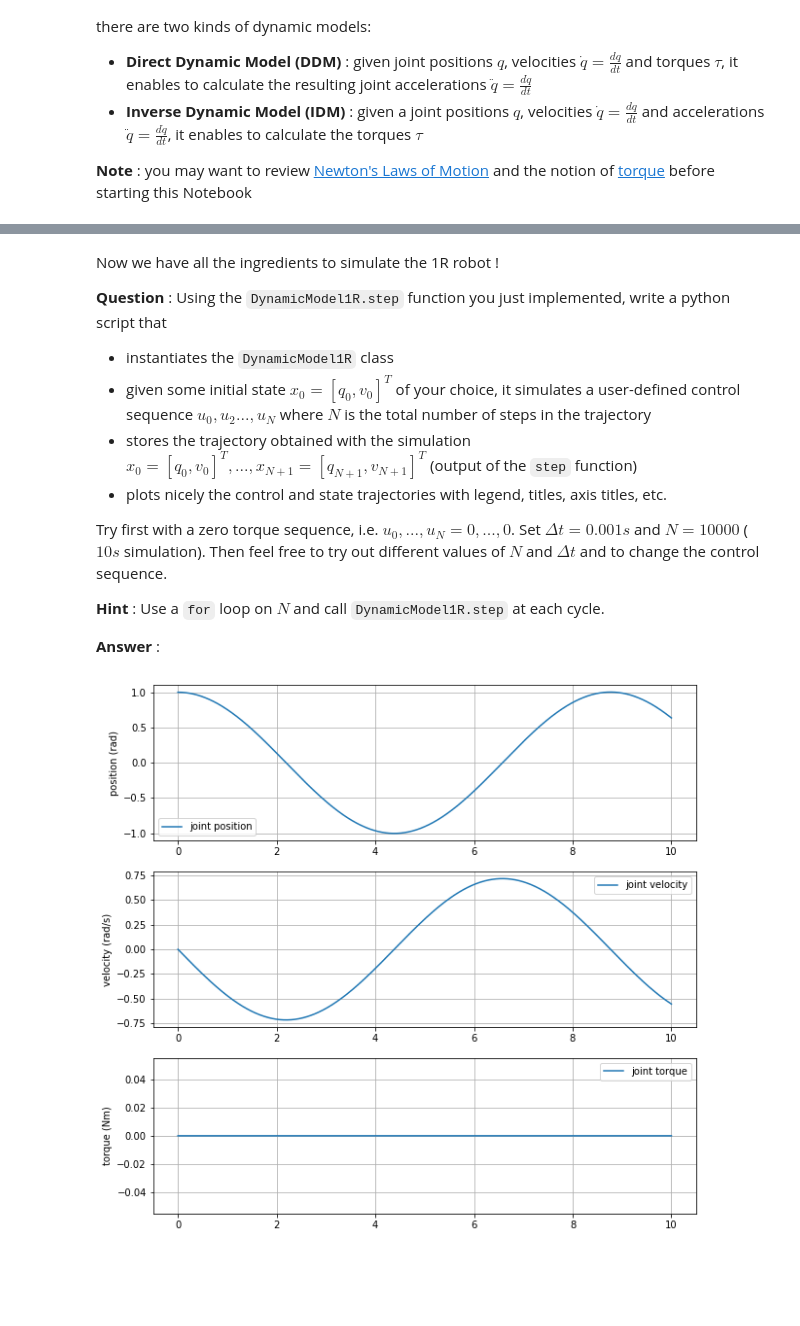
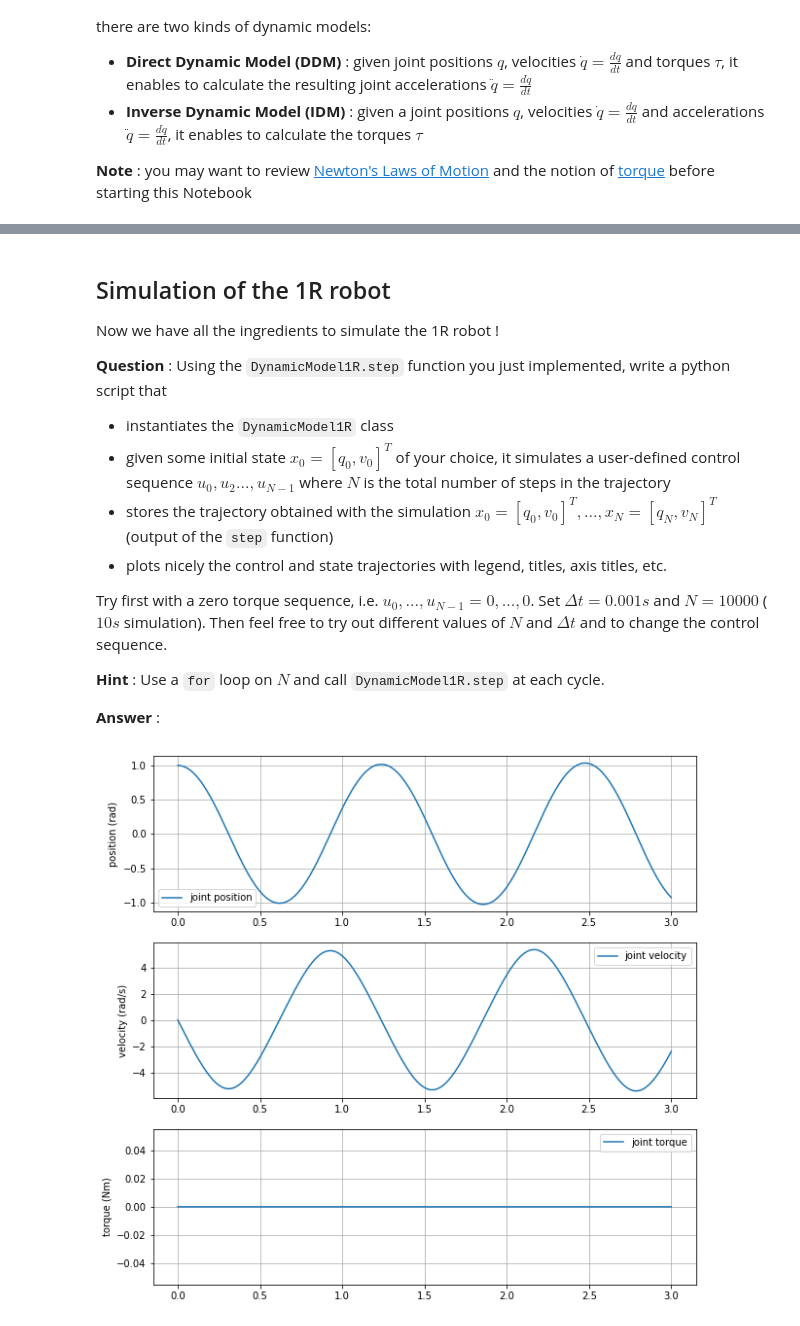
Before and after one commit to skleff1994/arise_2020, a Jupyter notebook: 2-modeling/4-dynamics-solution.ipynb, the cells around one changed output, grey strips where cells are left out. Cells and saved outputs as stored; diff of their text form; code cells hidden in the pictures; blank space fills up the shorter version.

```diff
--- a/2-modeling/4-dynamics-solution.ipynb
+++ b/2-modeling/4-dynamics-solution.ipynb
@@ -208,9 +210,7 @@ class DynamicModel1R:
         Output:
             a   : joint acceleration
         '''
-
-        q_rad = (np.pi/180)*q # converting from degree to radians
-        return v, (tau - self.m*self.g*np.sin(q_rad))/self.I
+        return v, (tau - self.m*self.g*np.sin(q))/self.I
 
     def IDM(self, q, v, a):
         '''
@@ -223,9 +223,7 @@ class DynamicModel1R:
         Output:
             tau : joint torque
         '''
-
-        q_rad = (np.pi/180)*q # converting from degree to radians
-        return self.I*a + self.L*self.m*self.g*np.sin(q_rad)
+        return self.I*a + self.L*self.m*self.g*np.sin(q)
 
     def step(self, q_n, v_n, tau_n, dt):
         '''
@@ -245,15 +243,17 @@ class DynamicModel1R:
 
         return q_np1, v_np1
 # %% [markdown]
+## Simulation of the 1R robot
+
 Now we have all the ingredients to simulate the 1R robot !
 
 __Question__ : Using the `DynamicModel1R.step` function you just implemented, write a python script that
 - instantiates the `DynamicModel1R` class
-- given some initial state $x_0 = [q_0,v_0]^T$ of your choice, it simulates a user-defined control sequence $u_0,u_2...,u_N$ where $N$ is the total number of steps in the trajectory
-- stores the trajectory obtained with the simulation $x_0=[q_0,v_0]^T, ..., x_{N+1}=[q_{N+1},v_{N+1}]^T$ (output of the `step` function)
+- given some initial state $x_0 = [q_0,v_0]^T$ of your choice, it simulates a user-defined control sequence $u_0,u_2...,u_{N-1}$ where $N$ is the total number of steps in the trajectory
+- stores the trajectory obtained with the simulation $x_0=[q_0,v_0]^T, ..., x_{N}=[q_{N},v_{N}]^T$ (output of the `step` function)
 - plots nicely the control and state trajectories with legend, titles, axis titles, etc.
 
-Try first with a zero torque sequence, i.e. $u_0,...,u_N = 0,...,0$. Set $\Delta t=0.001s$ and $N=10000$ ($10s$ simulation). Then feel free to try out different values of $N$ and $\Delta t$ and to change the control sequence.
+Try first with a zero torque sequence, i.e. $u_0,...,u_{N-1} = 0,...,0$. Set $\Delta t=0.001s$ and $N=10000$ ($10s$ simulation). Then feel free to try out different values of $N$ and $\Delta t$ and to change the control sequence.
 
 __Hint__ : Use a `for` loop on $N$ and call `DynamicModel1R.step` at each cycle.
 
@@ -261,41 +261,45 @@ __Answer__ :
 # %%
 # Create robot model
 model = DynamicModel1R(1, 1)
+
 # Number of simulation steps
-N = 10000
+N = 3000
 # Euler discretization step
 dt = 0.001
+
 # Control sequence u_n = tau_n = 0 for n=0,1,...,N
 u_seq = np.zeros(N)
 # State sequence x_n = (q_n, v_n) for n=0,1,...,N+1
 x_seq = np.zeros((N+1,2))
-  # Set x_0
+  # Set initial state x_0
 x_seq[0,0] = 1. # initial position
 x_seq[0,1] = 0. # initial velocity
 
+# Loop over simulation steps
 for i in range(N):
-    # Get next state
+    # Apply control input and get next state
+    # i.e. integrate the ODE with an Euler step
     q,v = model.step(x_seq[i,0], x_seq[i,1], u_seq[i], dt)
-    # Record it
+    # Record the resulting state
     x_seq[i+1,:] = np.array([q,v])
 
 # Plot sequences
+  # Position
 fig, axs = plt.subplots(3,1, figsize = (10, 10))
 axs[0].plot(np.linspace(0,(N+1)*dt, N+1), x_seq[:,0], label = 'joint position')
 axs[0].grid()
 axs[0].legend()
 axs[0].set_ylabel("position (rad)")
-
+  # Velocity
 axs[1].plot(np.linspace(0,(N+1)*dt, N+1), x_seq[:,1], label = 'joint velocity')
 axs[1].grid()
 axs[1].legend()
 axs[1].set_ylabel("velocity (rad/s)")
-
+  # Torque
 axs[2].plot(np.linspace(0,N*dt, N), u_seq, label = 'joint torque')
 axs[2].grid()
 axs[2].legend()
 axs[2].set_ylabel("torque (Nm)")
-
 plt.show()
 # %% [output]
-[figure, old version]
+[figure, new version]
```
Also changed, not shown: parts of 8 cells of this notebook, 2 other files.
